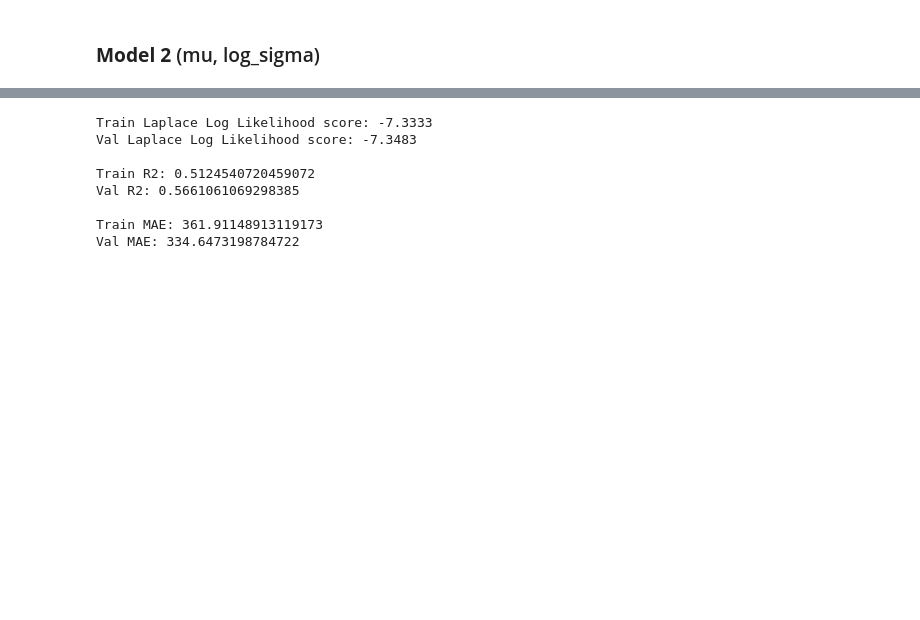
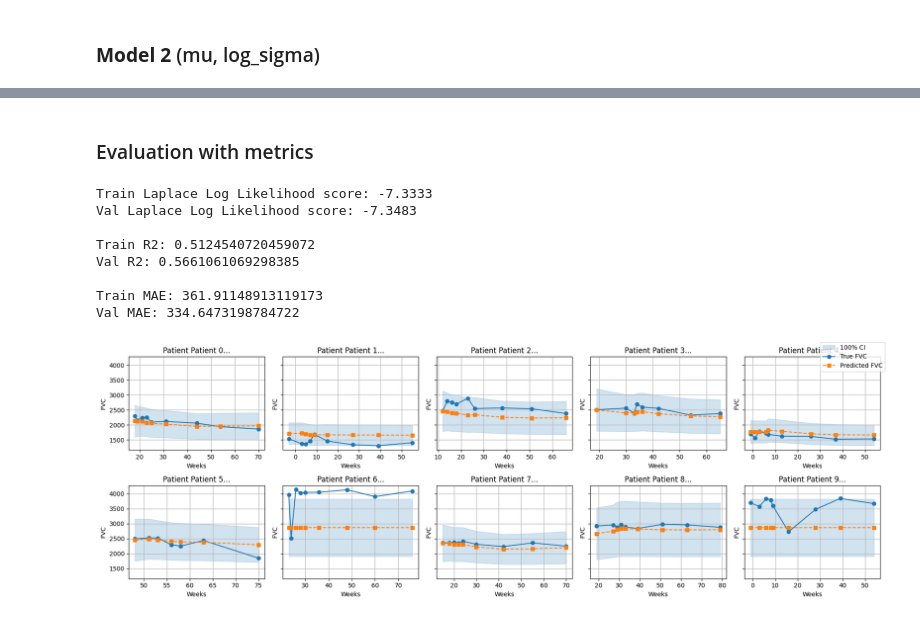
Before and after one commit to unfulw/pulmonary_fibrosis, a Jupyter notebook: models/gru_t.ipynb, the cells around one changed output, grey strips where cells are left out. Saved outputs shown, nothing was run; the diff lists cells and outputs as text; code cells hidden in the pictures; blank space fills up the shorter version.

```diff
--- a/models/gru_t.ipynb
+++ b/models/gru_t.ipynb
@@ -153,7 +129,7 @@ Input, Output Size
 # %% [markdown]
 Helper function to build input sequences for GRU-T model
 # %%
-def build_sequences_M1(df, feature_cols, target_col):
+def build_sequences(df, feature_cols, target_col):
     X_seqs, week_seqs, dt_seqs, y_seqs = [], [], [], []
     patients = []
 
@@ -193,15 +169,15 @@ target_col_M1 = "FVC_scaled"
 target_col_M2 = "FVC"
 
 # Build sequences for Model 1 (using FVC_scaled as target)
-X_tr_seqs_M1, dt_tr_seqs_M1, y_tr_seqs_M1, train_patients_M1, weeks_tr_seqs_M1 = build_sequences_M1(train_df, feature_cols, target_col_M1)
-X_val_seqs_M1, dt_val_seqs_M1, y_val_seqs_M1, val_patients_M1, weeks_val_seqs_M1 = build_sequences_M1(val_df, feature_cols, target_col_M1)
+X_tr_seqs_M1, dt_tr_seqs_M1, y_tr_seqs_M1, train_patients_M1, weeks_tr_seqs_M1 = build_sequences(train_df, feature_cols, target_col_M1)
+X_val_seqs_M1, dt_val_seqs_M1, y_val_seqs_M1, val_patients_M1, weeks_val_seqs_M1 = build_sequences(val_df, feature_cols, target_col_M1)
 
 print(len(X_tr_seqs_M1), "train patients")
 print("Example sequence shapes:", X_tr_seqs_M1[0].shape, dt_tr_seqs_M1[0].shape, y_tr_seqs_M1[0].shape)
 
 # Build sequences for Model 2 (using raw FVC as target)
-X_tr_seqs_M2, dt_tr_seqs_M2, y_tr_seqs_M2, train_patients_M2, weeks_tr_seqs_M2 = build_sequences_M1(train_df, feature_cols, target_col_M2)
-X_val_seqs_M2, dt_val_seqs_M2, y_val_seqs_M2, val_patients_M2, weeks_val_seqs_M2 = build_sequences_M1(val_df, feature_cols, target_col_M2)
+X_tr_seqs_M2, dt_tr_seqs_M2, y_tr_seqs_M2, train_patients_M2, weeks_tr_seqs_M2 = build_sequences(train_df, feature_cols, target_col_M2)
+X_val_seqs_M2, dt_val_seqs_M2, y_val_seqs_M2, val_patients_M2, weeks_val_seqs_M2 = build_sequences(val_df, feature_cols, target_col_M2)
 # %% [output]
 140 train patients
 Example sequence shapes: (9, 5) (9,) (9,)
@@ -784,6 +797,8 @@ def eval_mae_r2(model, loader, device):
     r2 = r2_score(all_true, all_pred)
 
     return mae, r2
+# %% [markdown]
+### Evaluation with metrics
 # %%
 model2.eval()
 
@@ -812,0 +859,25 @@ Val MAE: 334.6473198784722
+# %%
+n_patients_to_plot = 10
+fig, axes = plt.subplots(2, 5, figsize=(18, 6), sharey=True)
+axes = axes.flatten()
+
+for i in range(n_patients_to_plot):
+    weeks, true, pred, sigma = get_patient_pred(
+        model_name="M2",
+        model=model2,
+        dataset=val_dataset_M2,        # your M2 dataset
+        weeks_seqs= weeks_val_seqs_M2,     # list of week arrays
+        idx=i,
+    )
+
+    ax = axes[i]
+    pid = val_patients_M2[i] if 'patient_ids_val' in globals() else f"Patient {i}"
+    plot_patient_M2(ax, weeks, true, pred, sigma, title=f"Patient {pid}...")
+
+# common legend
+handles, labels = axes[0].get_legend_handles_labels()
+fig.legend(handles, labels, loc="upper right")
+plt.tight_layout()
+plt.show()
+# %% [output]
+[figure, added]
```
Also changed, not shown: parts of 11 cells of this notebook.
